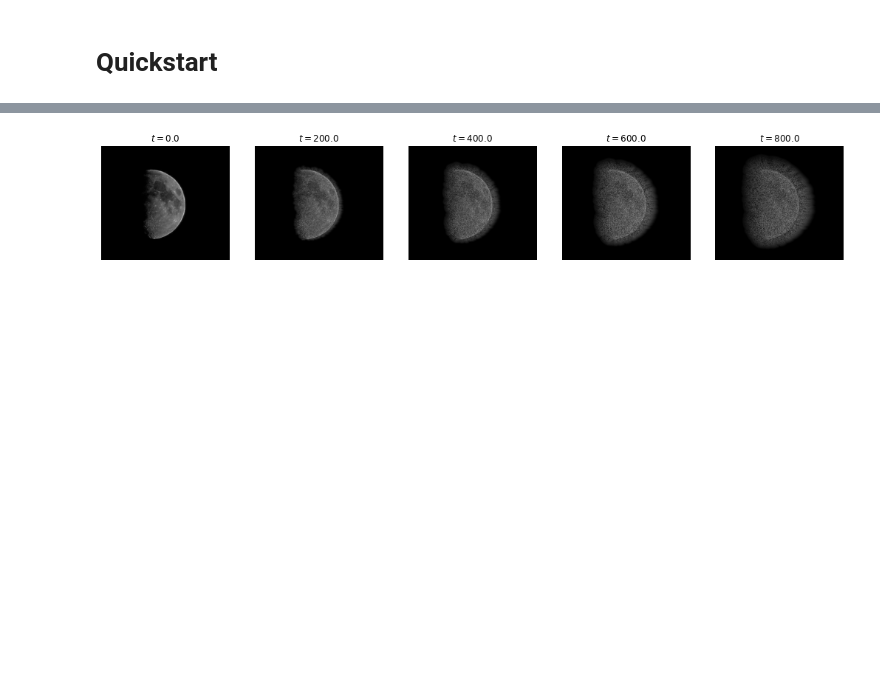
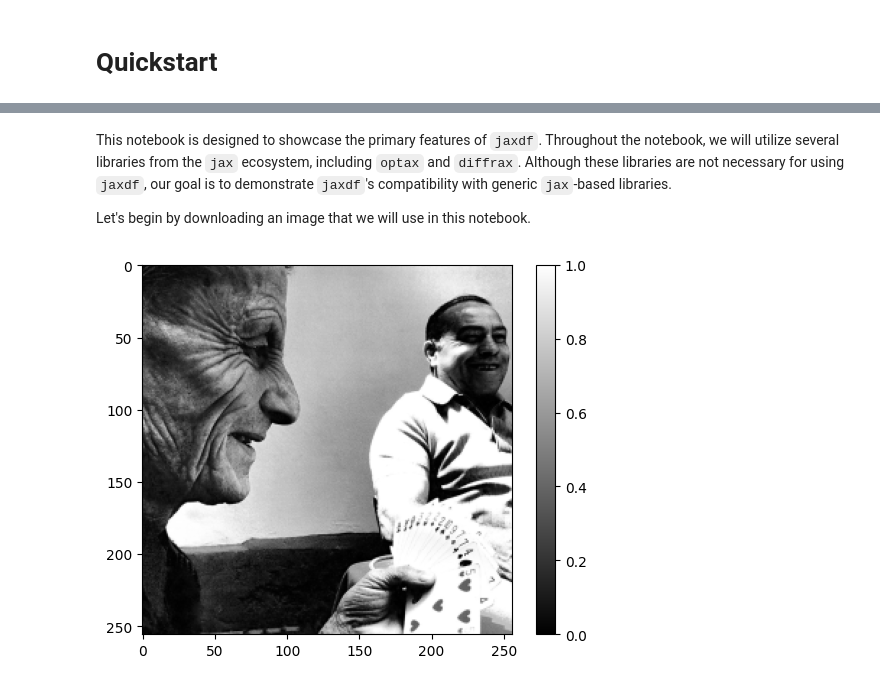
Before and after one commit to ucl-bug/jaxdf, a Jupyter notebook: docs/notebooks/quickstart.ipynb, the cells around one changed output, grey strips where cells are left out. Cells and saved outputs as stored; diff of their text form; code cells hidden in the pictures; blank space fills up the shorter version.

Commit message:
updated to plum 2.0 and diffrax

```diff
--- a/docs/notebooks/quickstart.ipynb
+++ b/docs/notebooks/quickstart.ipynb
@@ -278,10 +3,4 @@ snapshots = simulate(u0)
-# %%
-fig, axes = plt.subplots(1, 5, figsize=(18,4))
-for i in range(len(axes)):
-    axes[i].imshow(snapshots[i*4].get_field_on_grid(), vmin=0, cmap="gray")
-    axes[i].axis('off')
-    axes[i].set_title(f"$t={str(output_steps[4*i]*dt)}$")
-
-plt.savefig("diffusion_example.png")
-# %% [output]
-[figure, removed]
+# %% [markdown]
+This notebook is designed to showcase the primary features of `jaxdf`. Throughout the notebook, we will utilize several libraries from the `jax` ecosystem, including `optax` and `diffrax`. Although these libraries are not necessary for using `jaxdf`, our goal is to demonstrate `jaxdf`'s compatibility with generic `jax`-based libraries.
+
+Let's begin by downloading an image that we will use in this notebook.
@@ -287,0 +15,13 @@ plt.savefig("diffusion_example.png")
+# %%
+import cv2
+from matplotlib import pyplot as plt
+import numpy as np
+
+img = cv2.imread("test_img.jpg")
+img = cv2.resize(img, (256, 256), interpolation=cv2.INTER_AREA)
+img = cv2.cvtColor(img, cv2.COLOR_BGR2GRAY).astype(np.float32) / 255.
+plt.imshow(img, cmap="gray")
+plt.colorbar()
+plt.show()
+# %% [output]
+[figure, added]
```
Also changed, not shown: parts of 79 cells of this notebook, 24 other files.
